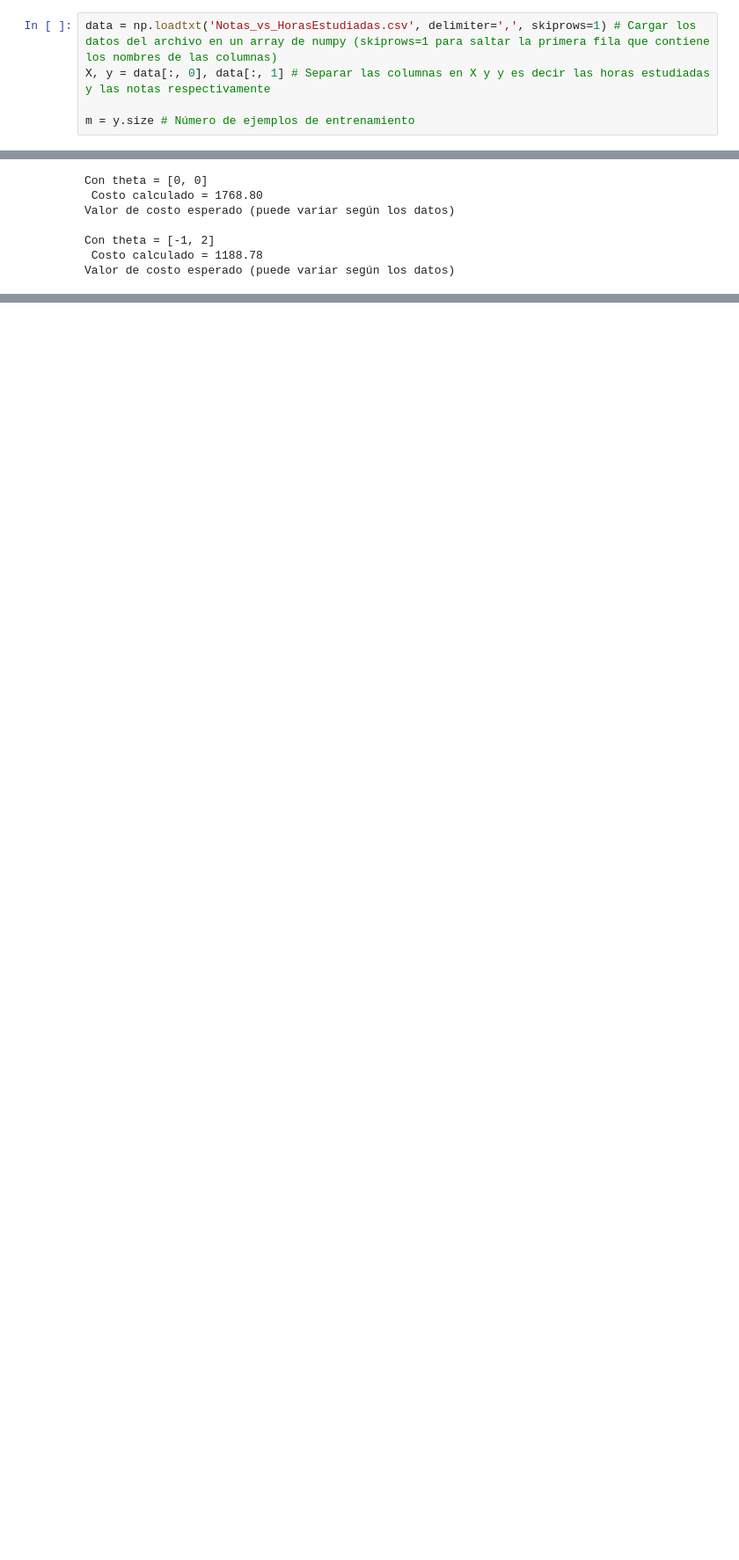
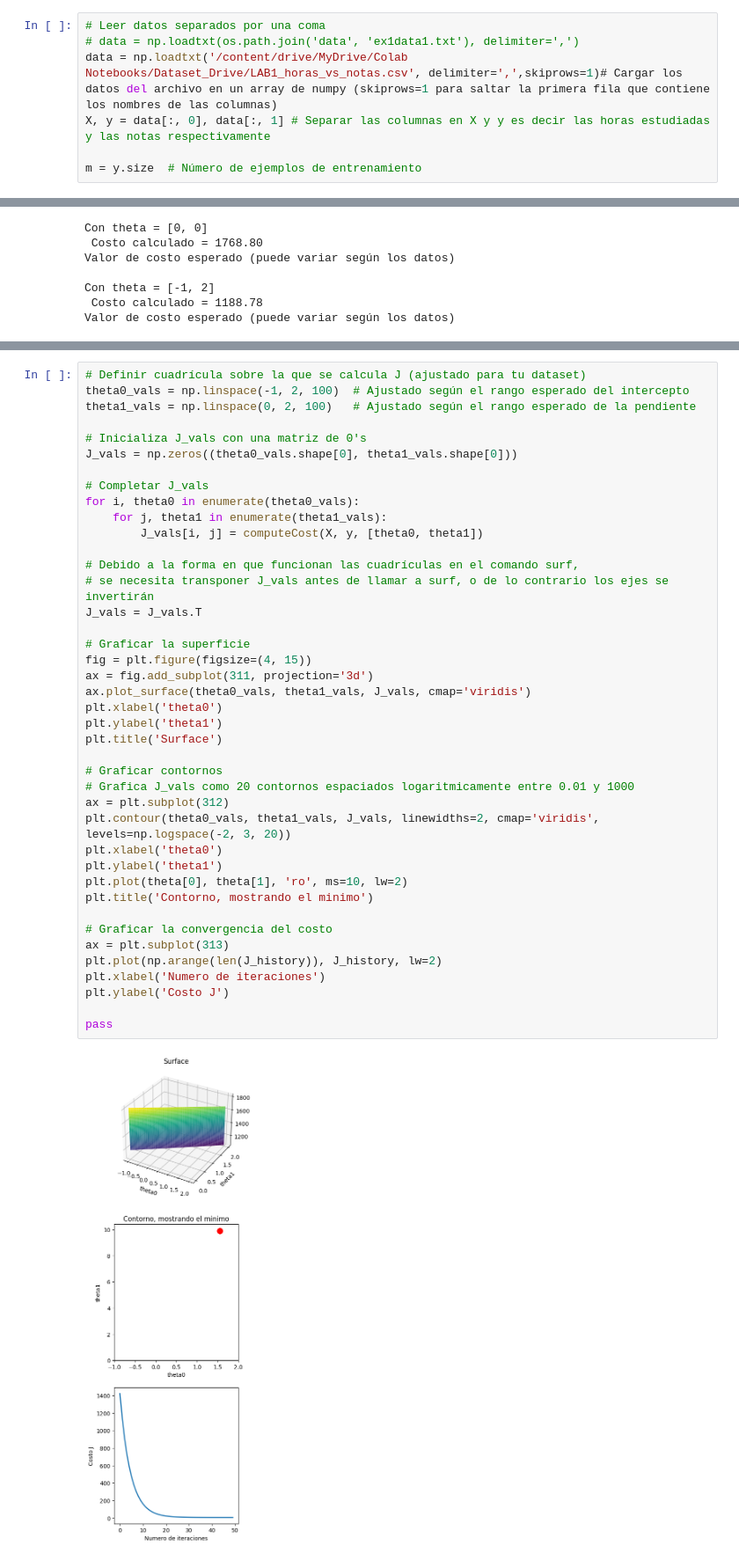
Before and after one commit to eld4vd/SIS-420, a Jupyter notebook: Laboratorios/lab1/RegresionLineal_Horas.ipynb, the cells around one changed output, grey strips where cells are left out. Shown: that part at 88% size. Cells and saved outputs as stored; diff of their text form; blank space fills up the shorter version.

```diff
--- a/Laboratorios/lab1/RegresionLineal_Horas.ipynb
+++ b/Laboratorios/lab1/RegresionLineal_Horas.ipynb
@@ -9,6 +14,8 @@ filename = 'Notas_vs_HorasEstudiadas.csv' # Nombre del archivo a leer
 # %%
-data = np.loadtxt('Notas_vs_HorasEstudiadas.csv', delimiter=',', skiprows=1) # Cargar los datos del archivo en un array de numpy (skiprows=1 para saltar la primera fila que contiene los nombres de las columnas)
+# Leer datos separados por una coma
+# data = np.loadtxt(os.path.join('data', 'ex1data1.txt'), delimiter=',')
+data = np.loadtxt('/content/drive/MyDrive/Colab Notebooks/Dataset_Drive/LAB1_horas_vs_notas.csv', delimiter=',',skiprows=1)# Cargar los datos del archivo en un array de numpy (skiprows=1 para saltar la primera fila que contiene los nombres de las columnas)
 X, y = data[:, 0], data[:, 1] # Separar las columnas en X y y es decir las horas estudiadas y las notas respectivamente
 
-m = y.size # Número de ejemplos de entrenamiento
+m = y.size  # Número de ejemplos de entrenamiento
 # %%
@@ -177,3 +149,46 @@ plt.show()
+# %%
+# Definir cuadrícula sobre la que se calcula J (ajustado para tu dataset)
+theta0_vals = np.linspace(-1, 2, 100)  # Ajustado según el rango esperado del intercepto
+theta1_vals = np.linspace(0, 2, 100)   # Ajustado según el rango esperado de la pendiente
+
+# Inicializa J_vals con una matriz de 0's
+J_vals = np.zeros((theta0_vals.shape[0], theta1_vals.shape[0]))
+
+# Completar J_vals
+for i, theta0 in enumerate(theta0_vals):
+    for j, theta1 in enumerate(theta1_vals):
+        J_vals[i, j] = computeCost(X, y, [theta0, theta1])
+
+# Debido a la forma en que funcionan las cuadrículas en el comando surf,
+# se necesita transponer J_vals antes de llamar a surf, o de lo contrario los ejes se invertirán
+J_vals = J_vals.T
+
+# Graficar la superficie
+fig = plt.figure(figsize=(4, 15))
+ax = fig.add_subplot(311, projection='3d')
+ax.plot_surface(theta0_vals, theta1_vals, J_vals, cmap='viridis')
+plt.xlabel('theta0')
+plt.ylabel('theta1')
+plt.title('Surface')
+
+# Graficar contornos
+# Grafica J_vals como 20 contornos espaciados logaritmicamente entre 0.01 y 1000
+ax = plt.subplot(312)
+plt.contour(theta0_vals, theta1_vals, J_vals, linewidths=2, cmap='viridis', levels=np.logspace(-2, 3, 20))
+plt.xlabel('theta0')
+plt.ylabel('theta1')
+plt.plot(theta[0], theta[1], 'ro', ms=10, lw=2)
+plt.title('Contorno, mostrando el minimo')
+
+# Graficar la convergencia del costo
+ax = plt.subplot(313)
+plt.plot(np.arange(len(J_history)), J_history, lw=2)
+plt.xlabel('Numero de iteraciones')
+plt.ylabel('Costo J')
+
+pass
+# %% [output]
+[figure, added]
 # %%
 from sklearn.metrics import r2_score
 
```
Also changed, not shown: parts of 14 cells of this notebook.
